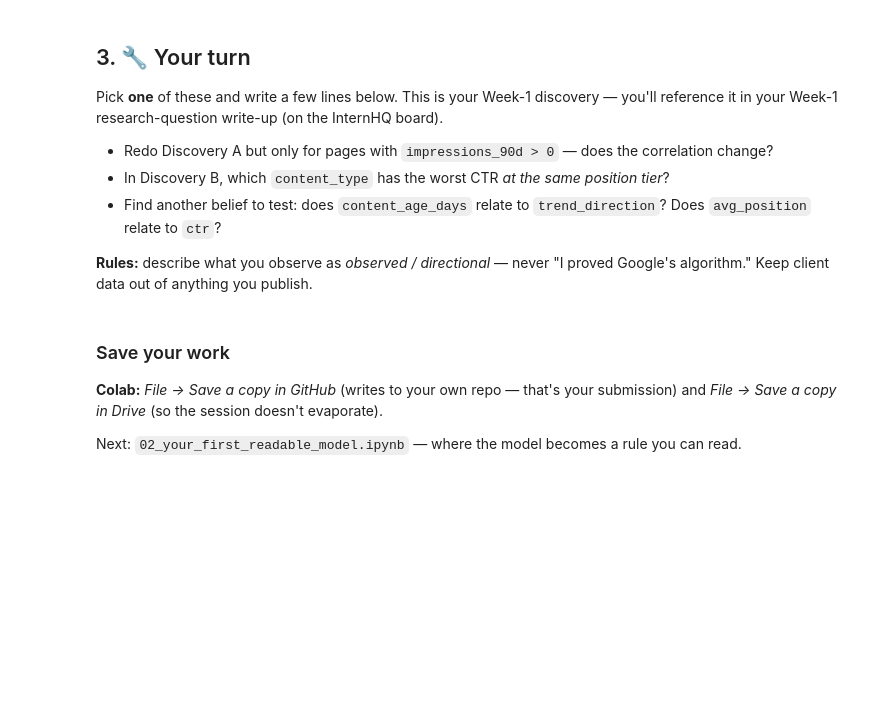
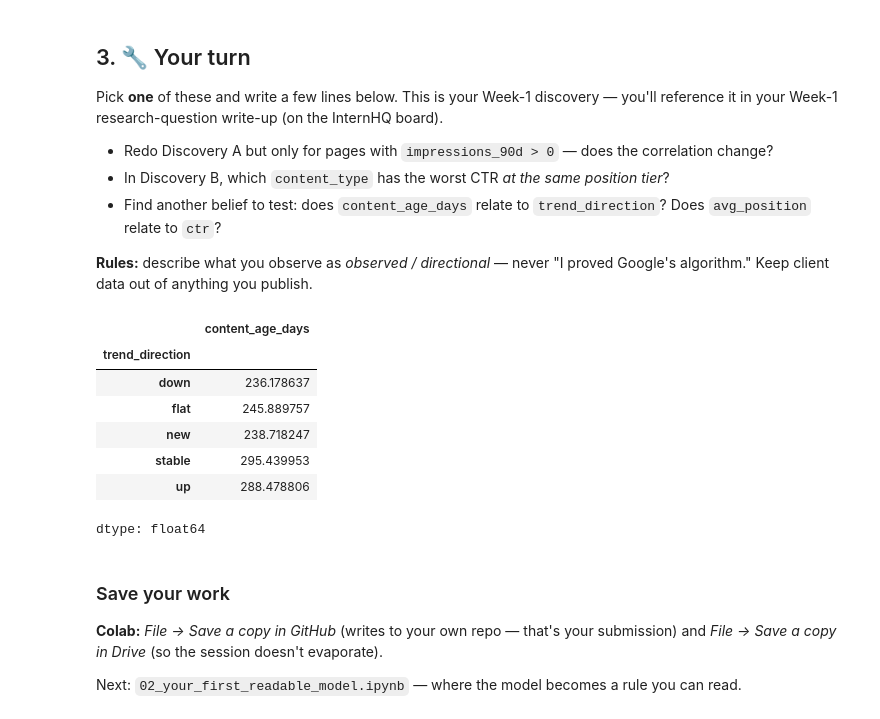
Before and after one commit to waniajaved04/flyrank-ml-internship, a Jupyter notebook: notebooks/01_first_look_and_discovery.ipynb, the cells around one changed output. Saved outputs shown, nothing was run; the diff lists cells and outputs as text; code cells hidden in the pictures; blank space fills up the shorter version.

```diff
--- a/notebooks/01_first_look_and_discovery.ipynb
+++ b/notebooks/01_first_look_and_discovery.ipynb
@@ -99,6 +153,21 @@ Pick **one** of these and write a few lines below. This is your Week-1 discovery
 **Rules:** describe what you observe as *observed / directional* — never "I proved Google's algorithm." Keep client data out of anything you publish.
 # %%
 # Your discovery here
+df.groupby("trend_direction")["content_age_days"].mean()
+
+# Observation: The average content age differs across trend directions. Stable pages
+#  have the highest average content age at about 295 days, while pages trending down have
+#  the lowest at about 236 days. This suggests that content age may have a directional relationship
+#  with trend direction, but this observation alone does not prove causation.
+# %% [output]
+|  | content_age_days |
+| trend_direction |  |
+| down | 236.178637 |
+| flat | 245.889757 |
+| new | 238.718247 |
+| stable | 295.439953 |
+| up | 288.478806 |
+dtype: float64
 # %% [markdown]
 ### Save your work
 **Colab:** *File → Save a copy in GitHub* (writes to your own repo — that's your submission) and *File → Save a copy in Drive* (so the session doesn't evaporate).
```
Also changed, not shown: parts of 7 cells of this notebook.
